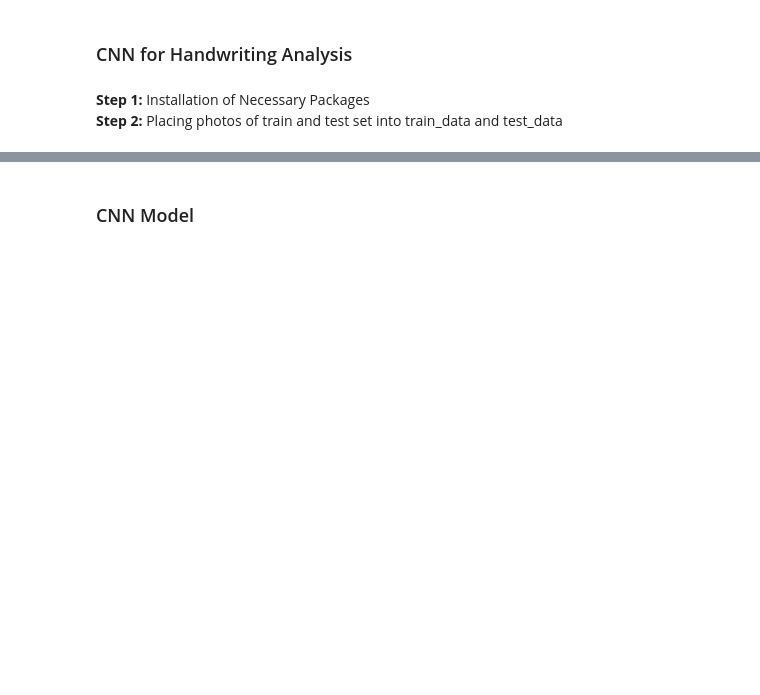
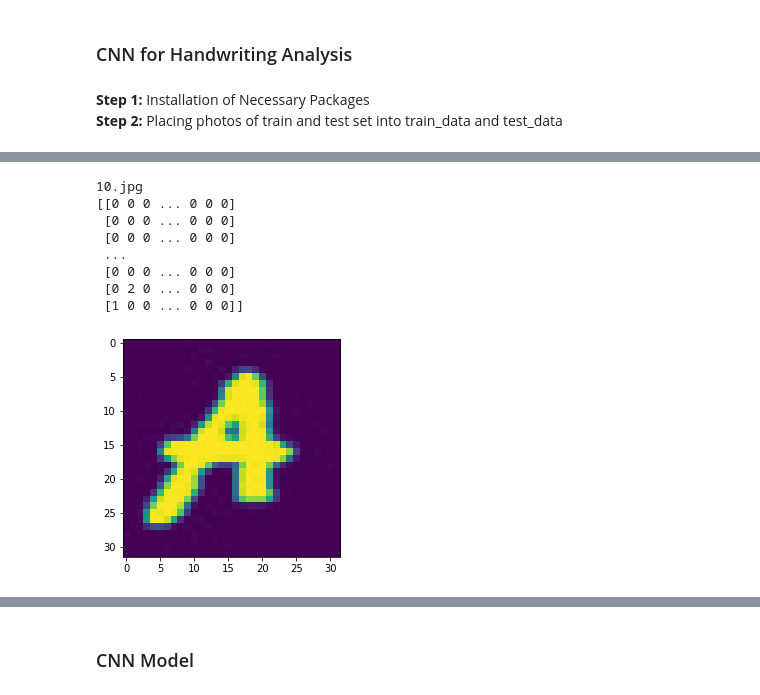
Before and after one commit to marmal88/CNN.Handwriting, a Jupyter notebook: CNN for Handwriting Analysis.ipynb, the cells around one changed output, grey strips where cells are left out. Saved outputs shown, nothing was run; the diff lists cells and outputs as text; code cells hidden in the pictures; blank space fills up the shorter version.

```diff
--- a/CNN for Handwriting Analysis.ipynb
+++ b/CNN for Handwriting Analysis.ipynb
@@ -18,3 +66,29 @@ from sklearn.preprocessing import LabelBinarizer
+# %%
+# Example Vizualization of Train Set data
+dir = "./Handwriting Data/Train/A"
+img_size = 32
+c = 0
+for i in os.listdir(dir):
+    c+=1
+    while c <= 1:
+        print(i)
+        img = cv2.imread(os.path.join(dir,i),0)
+        img = cv2.resize(img,(img_size,img_size))
+        break
+
+print(img)
+plt.imshow(img)
+plt.show()
+# %% [output]
+10.jpg
+[[0 0 0 ... 0 0 0]
+ [0 0 0 ... 0 0 0]
+ [0 0 0 ... 0 0 0]
+ ...
+ [0 0 0 ... 0 0 0]
+ [0 2 0 ... 0 0 0]
+ [1 0 0 ... 0 0 0]]
+[figure, added]
 # %%
 dir = "./Handwriting Data/Train/"
 train_data = []
```
Also changed, not shown: parts of 29 cells of this notebook.
